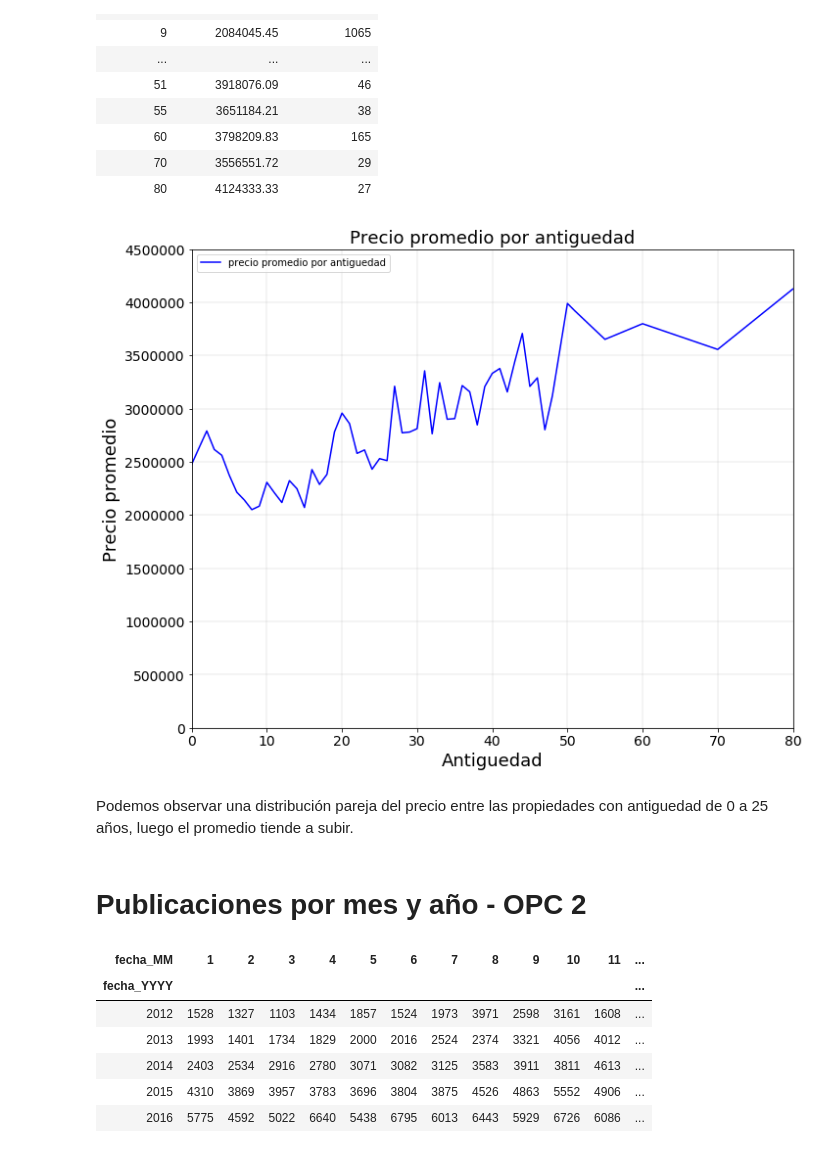
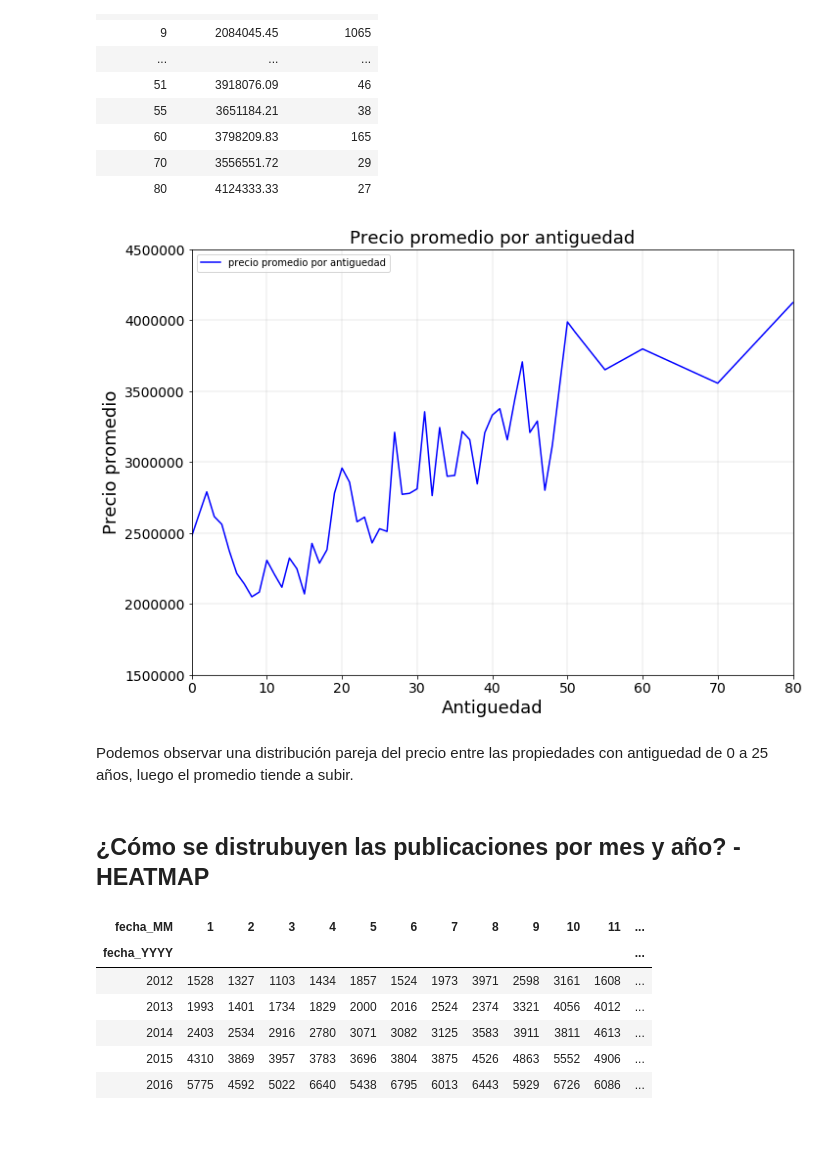
Before and after one commit to cessar5/7506_20192C, a Jupyter notebook: tp1-v2.ipynb, the cells around one changed output. Cells and saved outputs as stored; diff of their text form; code cells hidden in the pictures.

```diff
--- a/tp1-v2.ipynb
+++ b/tp1-v2.ipynb
@@ -169,6 +189,7 @@ nulls
 dfZP['banos'] = dfZP['banos'].fillna(0)
 dfZP['habitaciones'] = dfZP['habitaciones'].fillna(0)
 dfZP['garages'] = dfZP['garages'].fillna(0)
+dfZP['idzona'] = dfZP['idzona'].fillna(0)
 # %%
 dfZP.dtypes
 # %% [output]
@@ -204,6 +225,7 @@ dfZP['centroscomercialescercanos'] = dfZP['centroscomercialescercanos'].astype(i
 dfZP['gimnasio'] = dfZP['gimnasio'].astype(int)
 dfZP['usosmultiples'] = dfZP['usosmultiples'].astype(int)
 dfZP['piscina'] = dfZP['piscina'].astype(int)
+dfZP['idzona'] = dfZP['idzona'].astype(int)
 dfZP['fecha'] = pd.to_datetime(dfZP['fecha'], format='%Y-%m-%d %H:%M:%S.%f', errors='coerce')
 dfZP['fecha_YYYYMMDD'] = pd.to_datetime(dfZP['fecha'], format='%Y-%m-%d', errors='coerce')
 dfZP['fecha_YYYY'] = pd.DatetimeIndex(dfZP['fecha']).year.astype(int)
@@ -348,20 +372,20 @@ dfZP_GBy_antiguedad
 | 70 | 3556551.72 | 29 |
 | 80 | 4124333.33 | 27 |
 # %%
-dfZP_GBy_antiguedad['precio_promedio'].plot(rot=0,figsize=(11,9),color='Blue', fontsize=14,x_compat=True, ylim=(0, 4500000))
+dfZP_GBy_antiguedad['precio_promedio'].plot(rot=0,figsize=(11,8),color='Blue', fontsize=14,x_compat=True, ylim=(1500000, 4500000))
 plt.grid(color='grey', linestyle='-', linewidth=0.2, alpha=0.8)
 plt.title('Precio promedio por antiguedad',fontsize=18);
 plt.ylabel('Precio promedio',fontsize=18);
 plt.xlabel('Antiguedad',fontsize=18);
 plt.legend(['precio promedio por antiguedad'], loc='upper left');
 
 plt.show()
 # %% [output]
-[figure, old version]
+[figure, new version]
 # %% [markdown]
 Podemos observar una distribución pareja del precio entre las propiedades con antiguedad de 0 a 25 años, luego el promedio tiende a subir.
 # %% [markdown]
-# Publicaciones por mes y año - OPC 2
+## ¿Cómo se distrubuyen las publicaciones por mes y año? - HEATMAP
 # %%
 for_heatmap = dfZP.pivot_table(index='fecha_YYYY', columns='fecha_MM', values='id', aggfunc='count')
 for_heatmap
```
Also changed, not shown: parts of 24 cells of this notebook, 1 other file.
